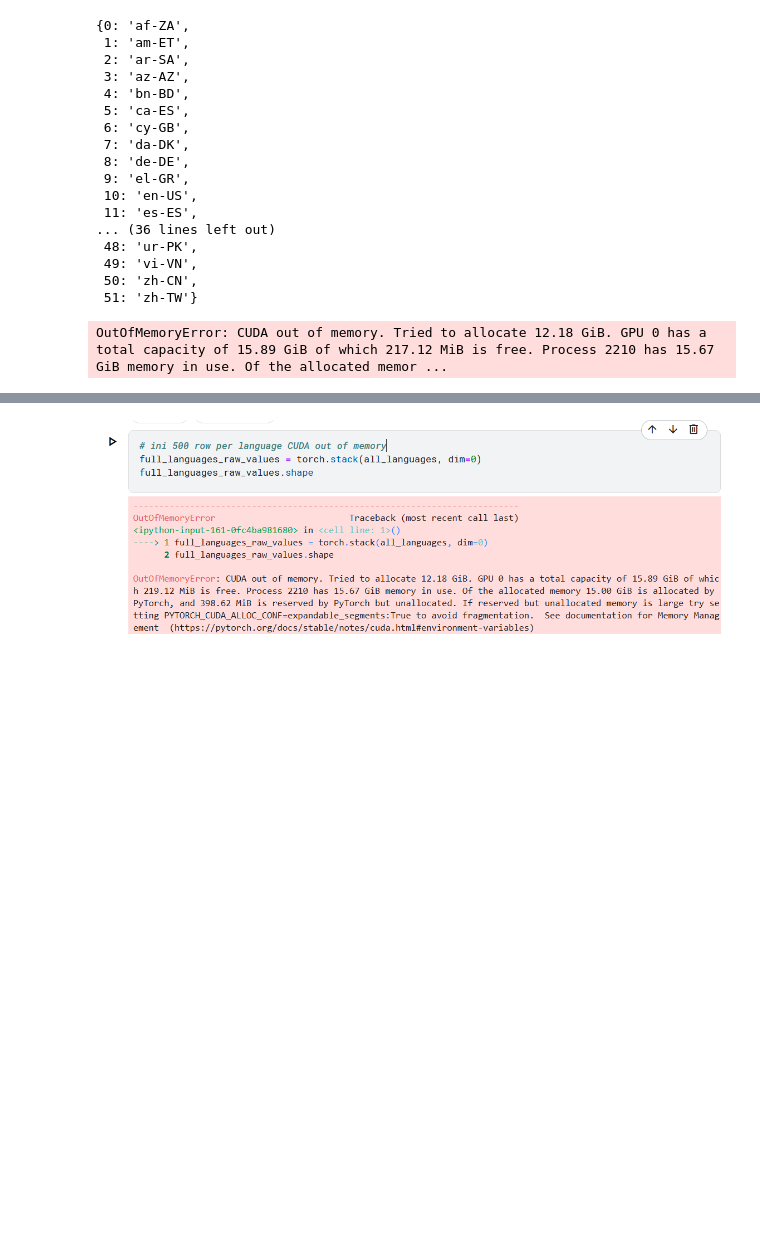
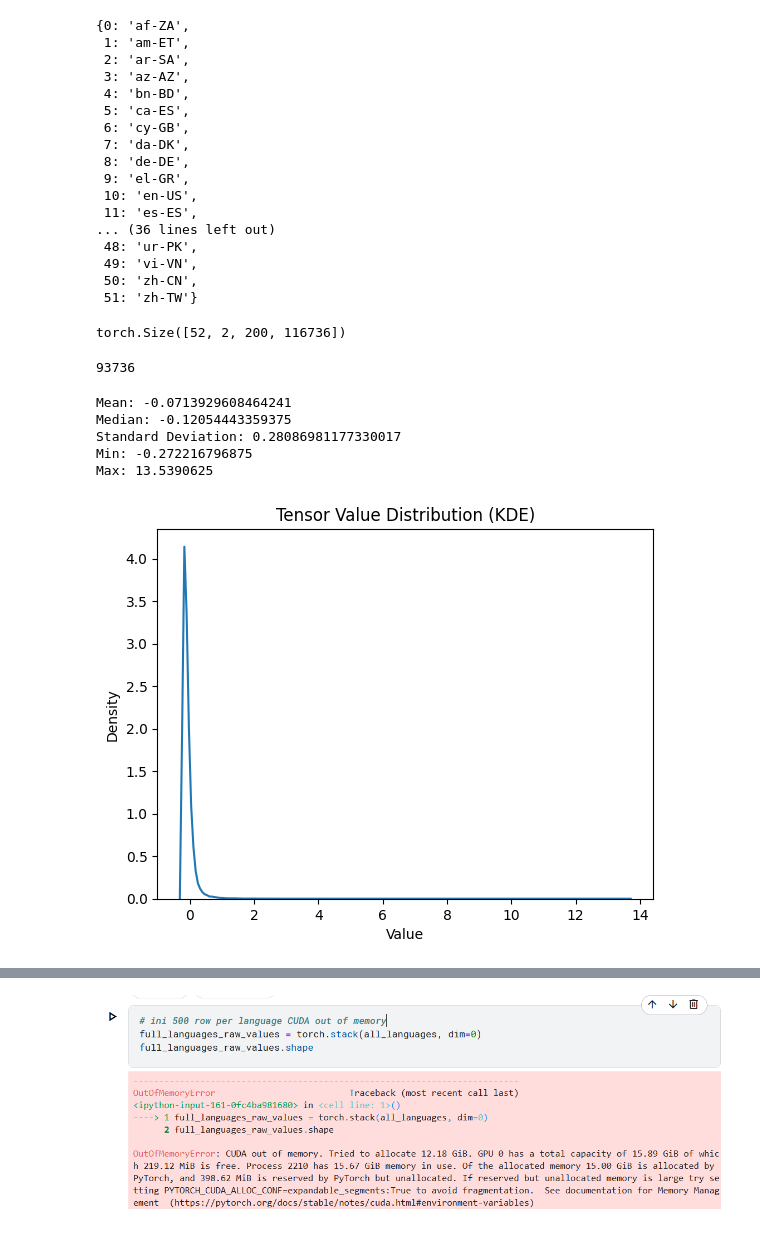
Before and after one commit to tauimbz/lang-task-neuron, a Jupyter notebook: neuron-language-pair.ipynb, the cells around one changed output, grey strips where cells are left out. Saved outputs shown, nothing was run; the diff lists cells and outputs as text; code cells hidden in the pictures; blank space fills up the shorter version.

Commit message:
Kaggle Notebook | neuron_language_pair | Version 2

```diff
--- a/neuron-language-pair.ipynb
+++ b/neuron-language-pair.ipynb
@@ -774,24 +785,5 @@ def concat_neuron_layers(raw_values_avg_tokens, raw_values_last_token):
 # %%
 def merge_avg_last(full_raw_values_avg_tokens, full_raw_values_last_token):
     # print(f"shape full_raw_values_last_token {full_raw_values_last_token.shape}")
-    full_raw_values = torch.stack((full_raw_values_avg_tokens, full_raw_values_last_token), dim=0)
+    full_raw_values = torch.stack((full_raw_values_avg_tokens, full_raw_values_last_token), dim=0).cpu()
     return full_raw_values
-# %%
-import torch
-from datasets import get_dataset_config_names
-from tqdm import tqdm
-
-lang_code = {}
-x = 0
-dataset_name = "AmazonScience/massive"
-configs = get_dataset_config_names(dataset_name)
-for lang in [lang for lang in configs if not lang.startswith("all")]:
-
-    ds = load_dataset(dataset_name, lang, split="test")
-    for data in (ds):
-        if x >= 10:
-            break
-        print(data['utt'])
-        x+=1
-
-    break
@@ -866,7 +838,7 @@ language_dict = {}
 # register_hook(infer_model, handlers)
 
 for lang in [lang for lang in configs if not lang.startswith("all")]:
-    # if n_lang >= 2:
+    # if n_lang >= 200:
     #     break
     language_dict[n_lang] = lang
     raw_values_avg_tokens.clear()
@@ -893,7 +865,7 @@ for lang in [lang for lang in configs if not lang.startswith("all")]:
 
     ds = load_dataset(dataset_name, lang, split="test")
     for data in tqdm(ds, desc=f"Processing {lang} Examples", leave=False):
-        if n_instances >= 500:
+        if n_instances >= 200:
             break
         # Assuming `model` is your Qwen2ForCausalLM instance
         # layer_index = 1  # or any layer you are interested in
@@ -977,7 +1128,33 @@ torch.cuda.empty_cache()
 torch.cuda.ipc_collect()
 # %%
 # ini 500 row per language CUDA out of memory cuman muat 28
-full_languages_raw_values = torch.stack(all_languages, dim=0)
+full_languages_raw_values = torch.stack(all_languages, dim=0).cpu()
 full_languages_raw_values.shape
 # %% [output]
-OutOfMemoryError: CUDA out of memory. Tried to allocate 12.18 GiB. GPU 0 has a total capacity of 15.89 GiB of which 217.12 MiB is free. Process 2210 has 15.67 GiB memory in use. Of the allocated memor ...
+torch.Size([52, 2, 200, 116736])
+# %%
+(full_languages_raw_values[0][0][0] < 0).sum().item()
+# %% [output]
+93736
+# %%
+print("Mean:", torch.mean(full_languages_raw_values[10][0][0] ).item())
+print("Median:", torch.median(full_languages_raw_values[10][0][0] ).item())
+print("Standard Deviation:", torch.std(full_languages_raw_values[10][0][0] ).item())
+print("Min:", torch.min(full_languages_raw_values[10][0][0] ).item())
+print("Max:", torch.max(full_languages_raw_values[10][0][0] ).item())
+# %% [output]
+Mean: -0.0713929608464241
+Median: -0.12054443359375
+Standard Deviation: 0.28086981177330017
+Min: -0.272216796875
+Max: 13.5390625
+# %%
+import seaborn as sns
+import matplotlib.pyplot as plt
+sns.kdeplot(full_languages_raw_values[0][0][0], bw_adjust=0.5)
+plt.xlabel("Value")
+plt.ylabel("Density")
+plt.title("Tensor Value Distribution (KDE)")
+plt.show()
+# %% [output]
+[figure, added]
```
Also changed, not shown: parts of 150 cells of this notebook.
